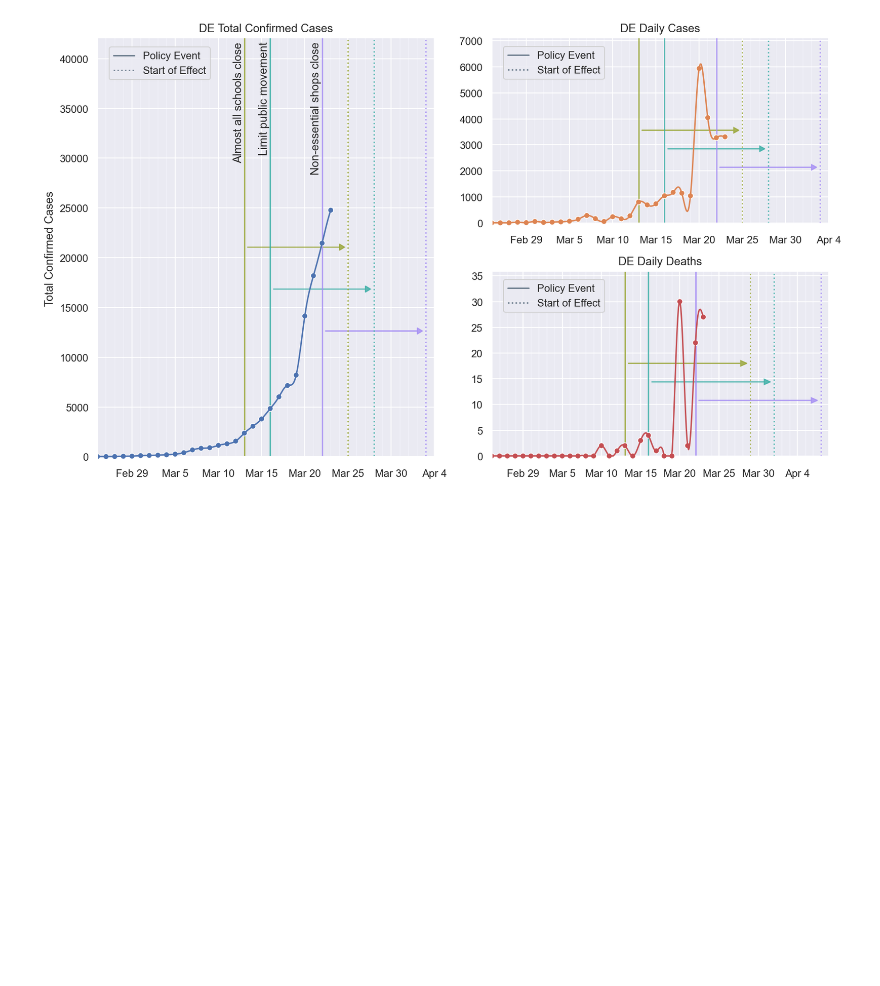
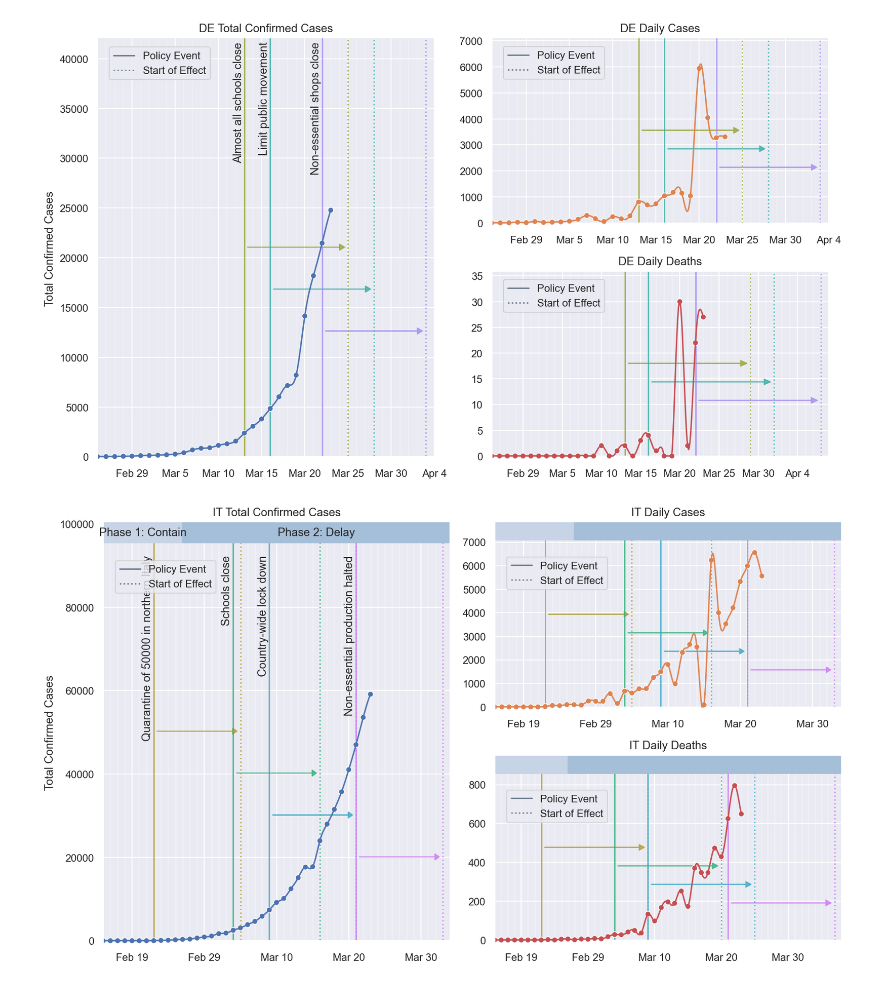
Before and after one commit to arnfred/covid-19, a Jupyter notebook: Covid-plotting.ipynb, the cells around one changed output. Saved outputs shown, nothing was run; the diff lists cells and outputs as text; code cells hidden in the pictures; blank space fills up the shorter version.

```diff
--- a/Covid-plotting.ipynb
+++ b/Covid-plotting.ipynb
@@ -70,10 +70,7 @@ def plot_timeline(title, df, metadata, start_date, ax, show_text = True, x_scale
         "policy": "tab:blue"
     }
 
-    phase_colors = {
-        "contain": (0.78, 0.83, 0.90),
-        "delay": (0.65, 0.75, 0.85),
-    }
+    phase_colors = [(0.83, 0.87, 0.95),(0.78, 0.83, 0.90),(0.65, 0.75, 0.85)]
 
     plot_ceil = max(y)*(y_scale + 0.7)
     plot_floor = max(y)*-(0.012/y_scale)
@@ -109,7 +106,7 @@ def plot_timeline(title, df, metadata, start_date, ax, show_text = True, x_scale
         start_x = (start - start_date).days + plot_start
         start_y = -plot_ceil*0.02
         width = (end - start_date).days + plot_start - start_x
-        color = phase_colors[phase['type']]
+        color = phase_colors[len(phase_colors)-len(phases)+i]
         rect = patches.Rectangle((start_x, plot_ceil), width, (-plot_ceil*0.05) / y_scale, edgecolor=color, facecolor=color, zorder=0.8)
         ax.add_patch(rect)
         label = "Phase {}: {}".format(i+1, phase['type'].title())
@@ -258,3 +255,23 @@ plot_country(de_metadata, date(2020, 2, 25))
 plt.savefig("plots/de.png", dpi=300)
 # %% [output]
 [figure]
+# %%
+it_metadata = {
+    "country": "Italy",
+    "country_code": "IT",
+    "events": [
+        {"type": "policy", "label": "Quarantine of 50000 in northern Italy", "date": date(2020, 2, 22), "source": "https://www.ilsole24ore.com/art/coronavirus-chi-viola-quarantena-rischia-l-arresto-fino-tre-mesi-ACrcnLLB"},
+        {"type": "policy", "label": "Schools close", "date": date(2020, 3, 4), "source": "https://www.corriere.it/scuola/20_marzo_04/coronavirus-scuole-chiuse-tutta-italia-decisione-governo-entro-stasera-e7ba0614-5e12-11ea-8e26-25d9a5210d01.shtml"},
+        {"type": "policy", "label": "Country-wide lock down", "date": date(2020, 3, 9), "source": "https://www.bbc.co.uk/news/world-europe-51810673"},
+        {"type": "policy", "label": "Non-essential production halted", "date": date(2020, 3, 21), "source": "https://www.theguardian.com/world/2020/mar/22/italian-pm-warns-of-worst-crisis-since-ww2-as-coronavirus-deaths-leap-by-almost-800"}
+    ],
+    "phases": [
+        {"type": "contain", "from": date(2020, 1, 1), "to": date(2020, 2, 26), "source": "https://tg24.sky.it/cronaca/2020/02/26/coronavirus-tamponi-solo-su-sintomatici.html" },
+        {"type": "delay", "from": date(2020, 2, 26), "to": date(2020, 12, 31), "source": "https://tg24.sky.it/cronaca/2020/02/26/coronavirus-tamponi-solo-su-sintomatici.html" }
+    ]
+
+}
+plot_country(it_metadata, date(2020, 2, 15))
+plt.savefig("plots/it.png", dpi=300)
+# %% [output]
+[figure, added]
```
Also changed, not shown: parts of 2 cells of this notebook, 4 other files.
